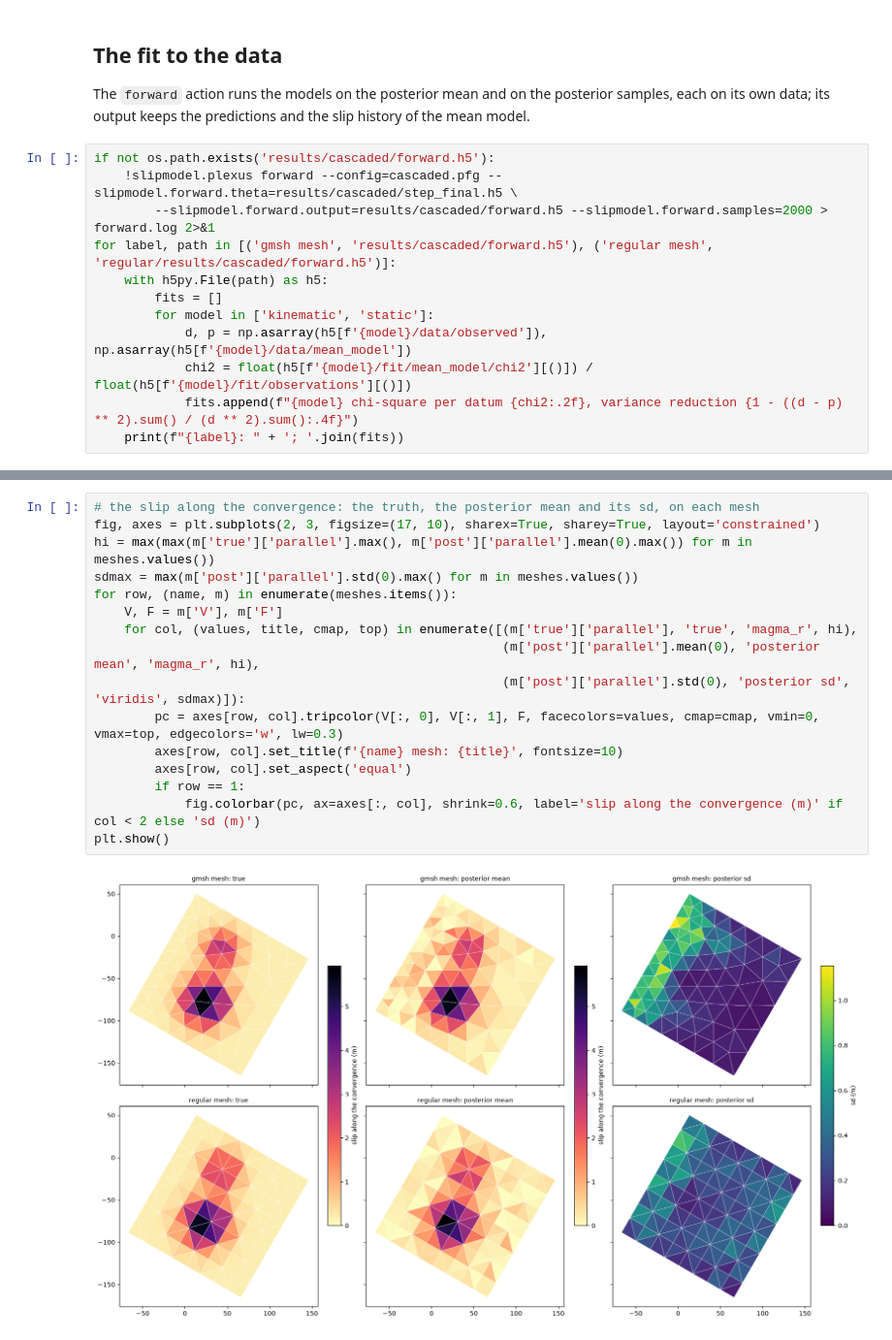
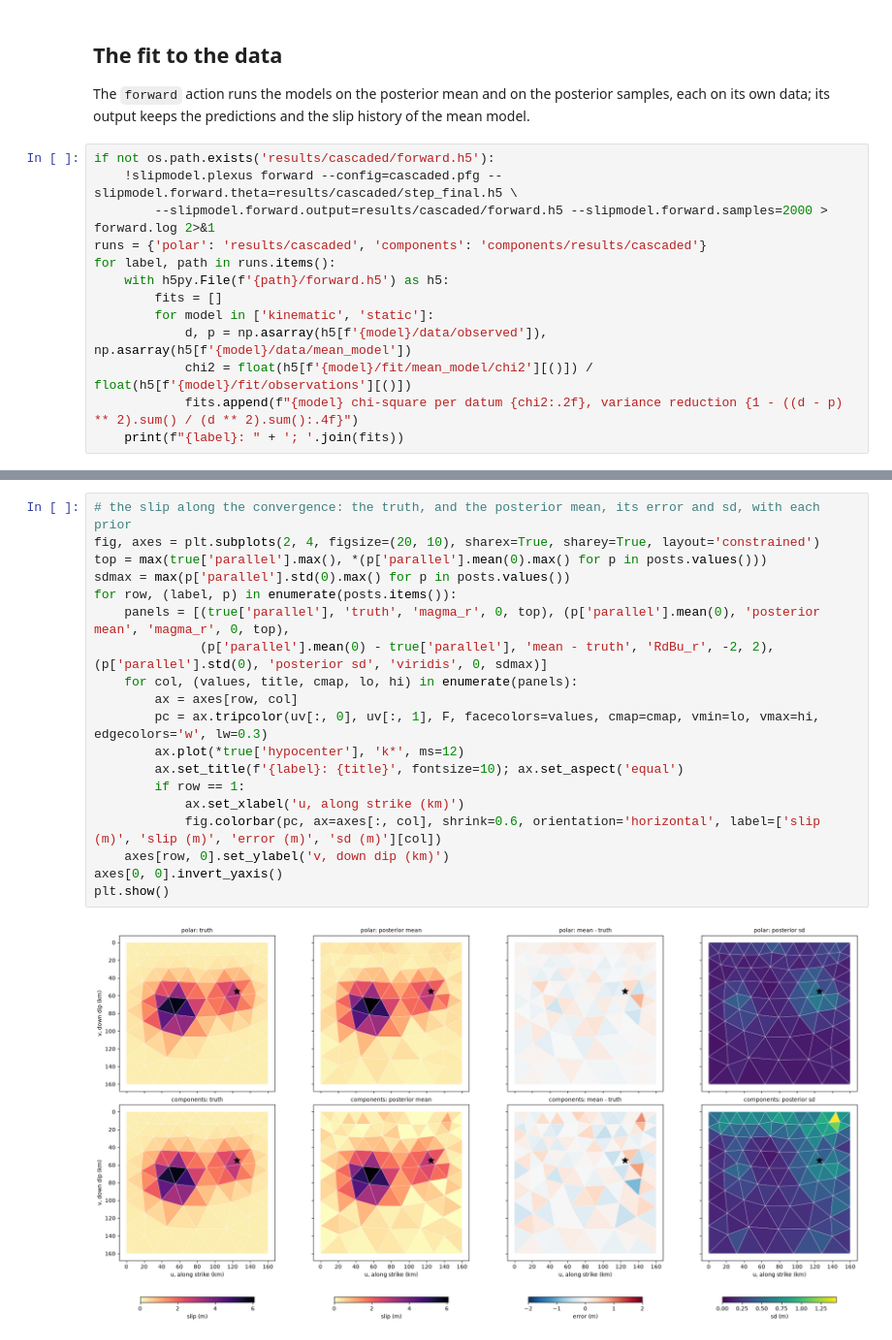
Before and after one commit to lijun99/altar2-tutorials, a Jupyter notebook: kinematic_gmsh/step2_altar.ipynb, the cells around one changed output, grey strips where cells are left out. Shown at 97% size. Saved outputs shown, nothing was run; the diff lists cells and outputs as text.

```diff
--- a/kinematic_gmsh/step2_altar.ipynb
+++ b/kinematic_gmsh/step2_altar.ipynb
@@ -105,8 +114,9 @@ The `forward` action runs the models on the posterior mean and on the posterior
 if not os.path.exists('results/cascaded/forward.h5'):
     !slipmodel.plexus forward --config=cascaded.pfg --slipmodel.forward.theta=results/cascaded/step_final.h5 \
         --slipmodel.forward.output=results/cascaded/forward.h5 --slipmodel.forward.samples=2000 > forward.log 2>&1
-for label, path in [('gmsh mesh', 'results/cascaded/forward.h5'), ('regular mesh', 'regular/results/cascaded/forward.h5')]:
-    with h5py.File(path) as h5:
+runs = {'polar': 'results/cascaded', 'components': 'components/results/cascaded'}
+for label, path in runs.items():
+    with h5py.File(f'{path}/forward.h5') as h5:
         fits = []
         for model in ['kinematic', 'static']:
             d, p = np.asarray(h5[f'{model}/data/observed']), np.asarray(h5[f'{model}/data/mean_model'])
@@ -158,18 +172,21 @@ hypocenter (true 125.0, 55.0)    124.9 ± 1.0, 51.2 ± 1.4 124.9 ± 1.4, 52.5 ±
 # %%
-# the slip along the convergence: the truth, the posterior mean and its sd, on each mesh
-fig, axes = plt.subplots(2, 3, figsize=(17, 10), sharex=True, sharey=True, layout='constrained')
-hi = max(max(m['true']['parallel'].max(), m['post']['parallel'].mean(0).max()) for m in meshes.values())
-sdmax = max(m['post']['parallel'].std(0).max() for m in meshes.values())
-for row, (name, m) in enumerate(meshes.items()):
-    V, F = m['V'], m['F']
-    for col, (values, title, cmap, top) in enumerate([(m['true']['parallel'], 'true', 'magma_r', hi),
-                                                      (m['post']['parallel'].mean(0), 'posterior mean', 'magma_r', hi),
-                                                      (m['post']['parallel'].std(0), 'posterior sd', 'viridis', sdmax)]):
-        pc = axes[row, col].tripcolor(V[:, 0], V[:, 1], F, facecolors=values, cmap=cmap, vmin=0, vmax=top, edgecolors='w', lw=0.3)
-        axes[row, col].set_title(f'{name} mesh: {title}', fontsize=10)
-        axes[row, col].set_aspect('equal')
+# the slip along the convergence: the truth, and the posterior mean, its error and sd, with each prior
+fig, axes = plt.subplots(2, 4, figsize=(20, 10), sharex=True, sharey=True, layout='constrained')
+top = max(true['parallel'].max(), *(p['parallel'].mean(0).max() for p in posts.values()))
+sdmax = max(p['parallel'].std(0).max() for p in posts.values())
+for row, (label, p) in enumerate(posts.items()):
+    panels = [(true['parallel'], 'truth', 'magma_r', 0, top), (p['parallel'].mean(0), 'posterior mean', 'magma_r', 0, top),
+              (p['parallel'].mean(0) - true['parallel'], 'mean - truth', 'RdBu_r', -2, 2), (p['parallel'].std(0), 'posterior sd', 'viridis', 0, sdmax)]
+    for col, (values, title, cmap, lo, hi) in enumerate(panels):
+        ax = axes[row, col]
+        pc = ax.tripcolor(uv[:, 0], uv[:, 1], F, facecolors=values, cmap=cmap, vmin=lo, vmax=hi, edgecolors='w', lw=0.3)
+        ax.plot(*true['hypocenter'], 'k*', ms=12)
+        ax.set_title(f'{label}: {title}', fontsize=10); ax.set_aspect('equal')
         if row == 1:
-            fig.colorbar(pc, ax=axes[:, col], shrink=0.6, label='slip along the convergence (m)' if col < 2 else 'sd (m)')
+            ax.set_xlabel('u, along strike (km)')
+            fig.colorbar(pc, ax=axes[:, col], shrink=0.6, orientation='horizontal', label=['slip (m)', 'slip (m)', 'error (m)', 'sd (m)'][col])
+    axes[row, 0].set_ylabel('v, down dip (km)')
+axes[0, 0].invert_yaxis()
 plt.show()
 # %% [output]
-[figure, old version]
+[figure, new version]
```
Also changed, not shown: parts of 22 cells of this notebook, 8 other files.
